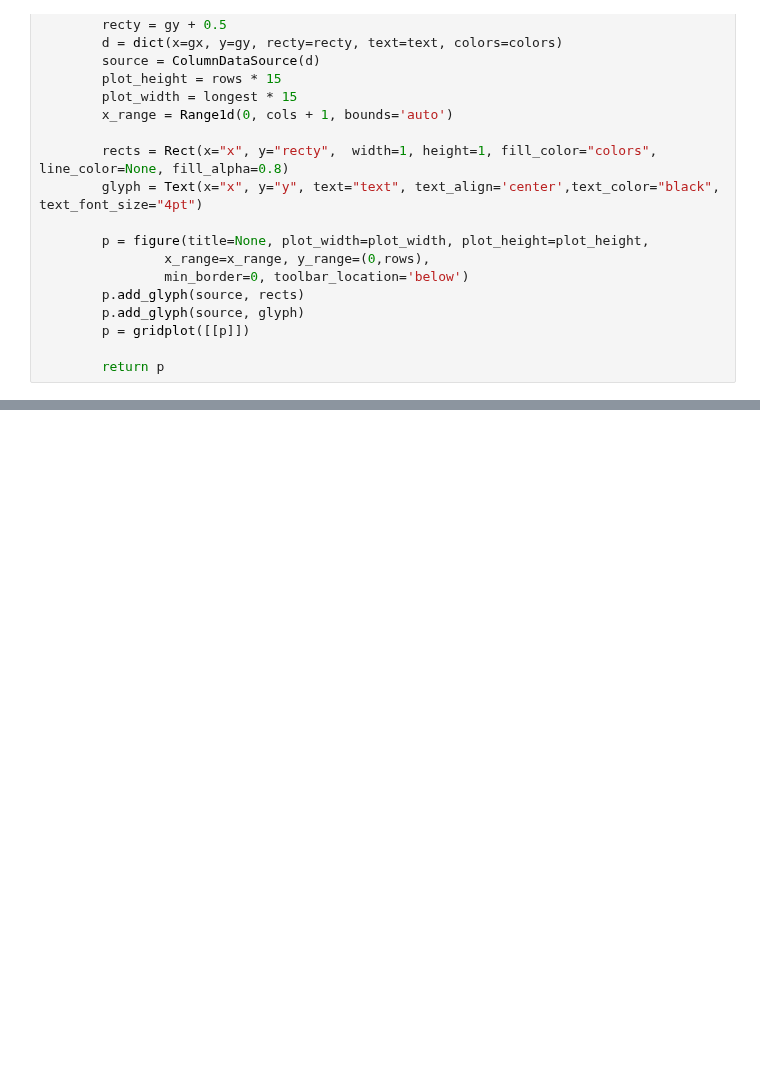
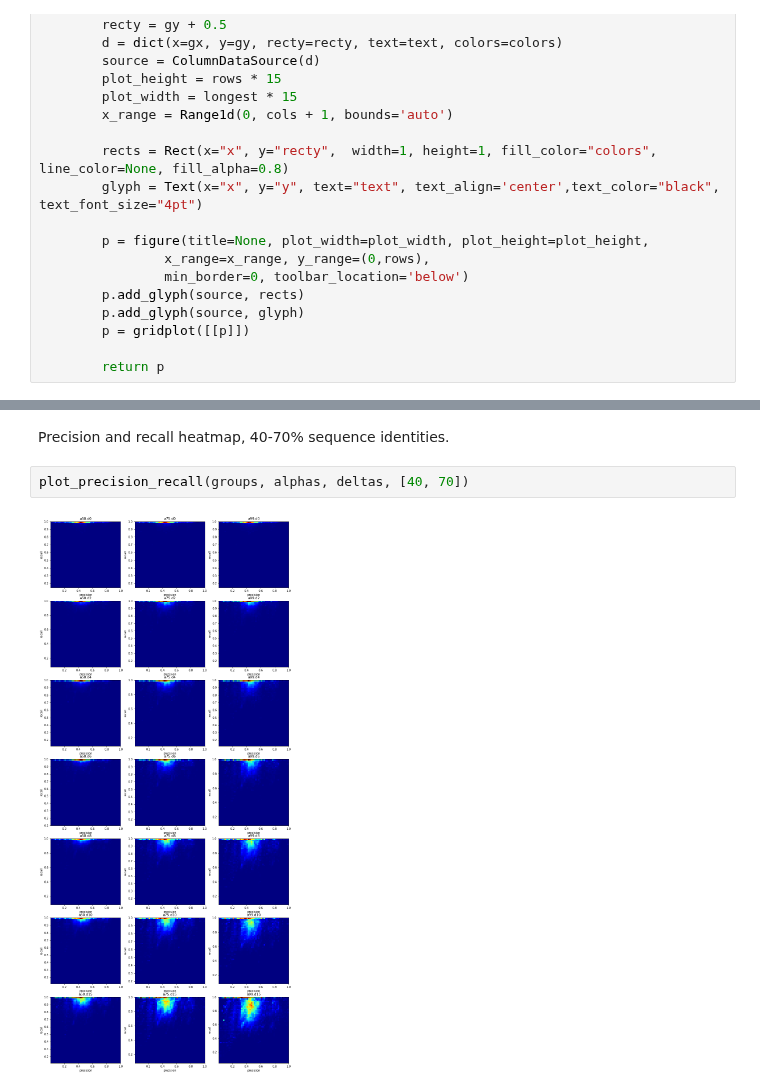
Before and after one commit to algbio/alignment-safety, a Jupyter notebook: pipeline/analysis/motifs.ipynb, the cells around one changed output, grey strips where cells are left out. Drawn from its saved outputs; the diff is of its cells as text; blank space fills up the shorter version.

```diff
--- a/pipeline/analysis/motifs.ipynb
+++ b/pipeline/analysis/motifs.ipynb
@@ -430,0 +421,6 @@ plot_metrics(all_clusters, "All clusters 40%-id, a75 d0")
+# %% [markdown]
+Precision and recall heatmap, 40-70% sequence identities.
+# %%
+plot_precision_recall(groups, alphas, deltas, [40, 70])
+# %% [output]
+[figure, added]
```
Also changed, not shown: parts of 44 cells of this notebook.
